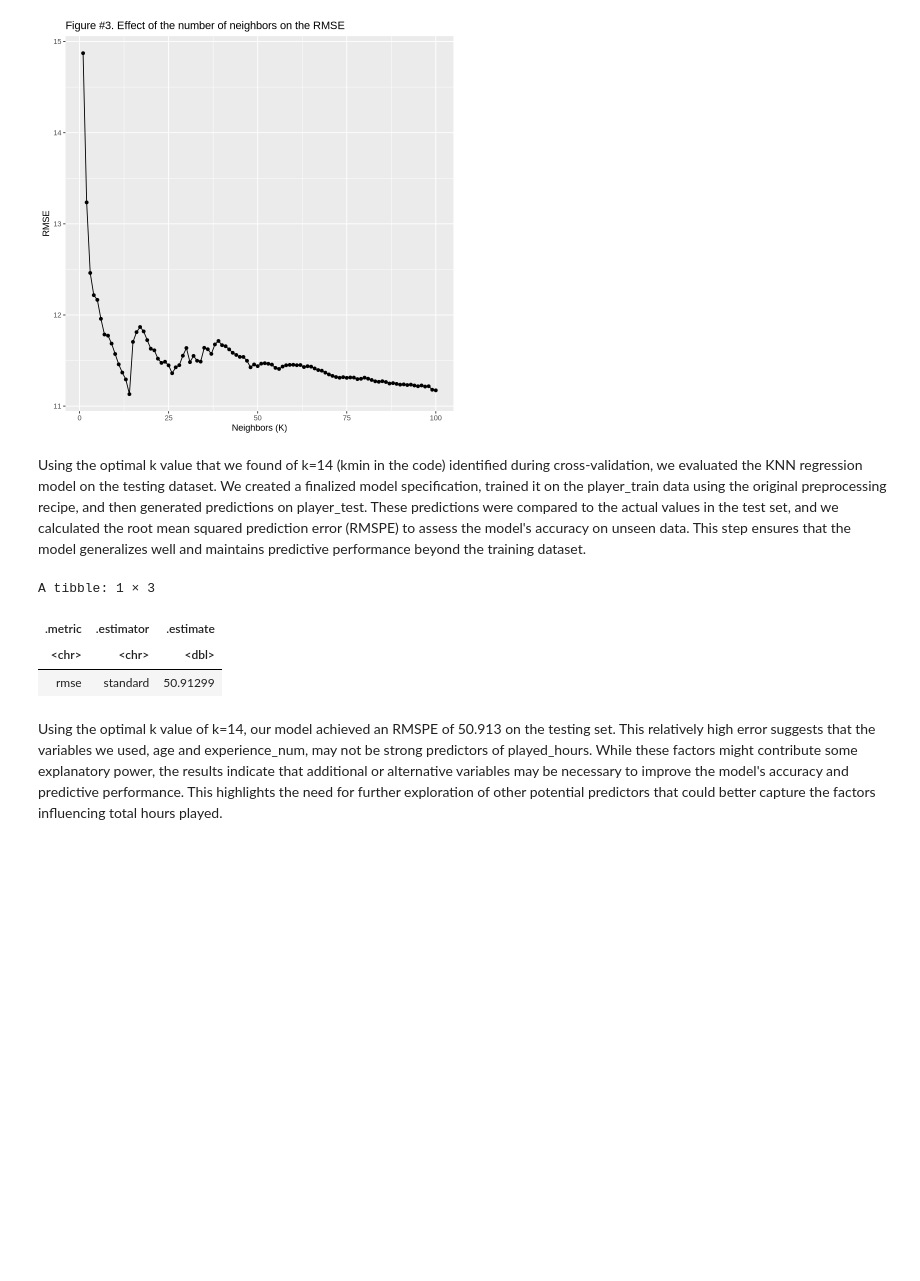
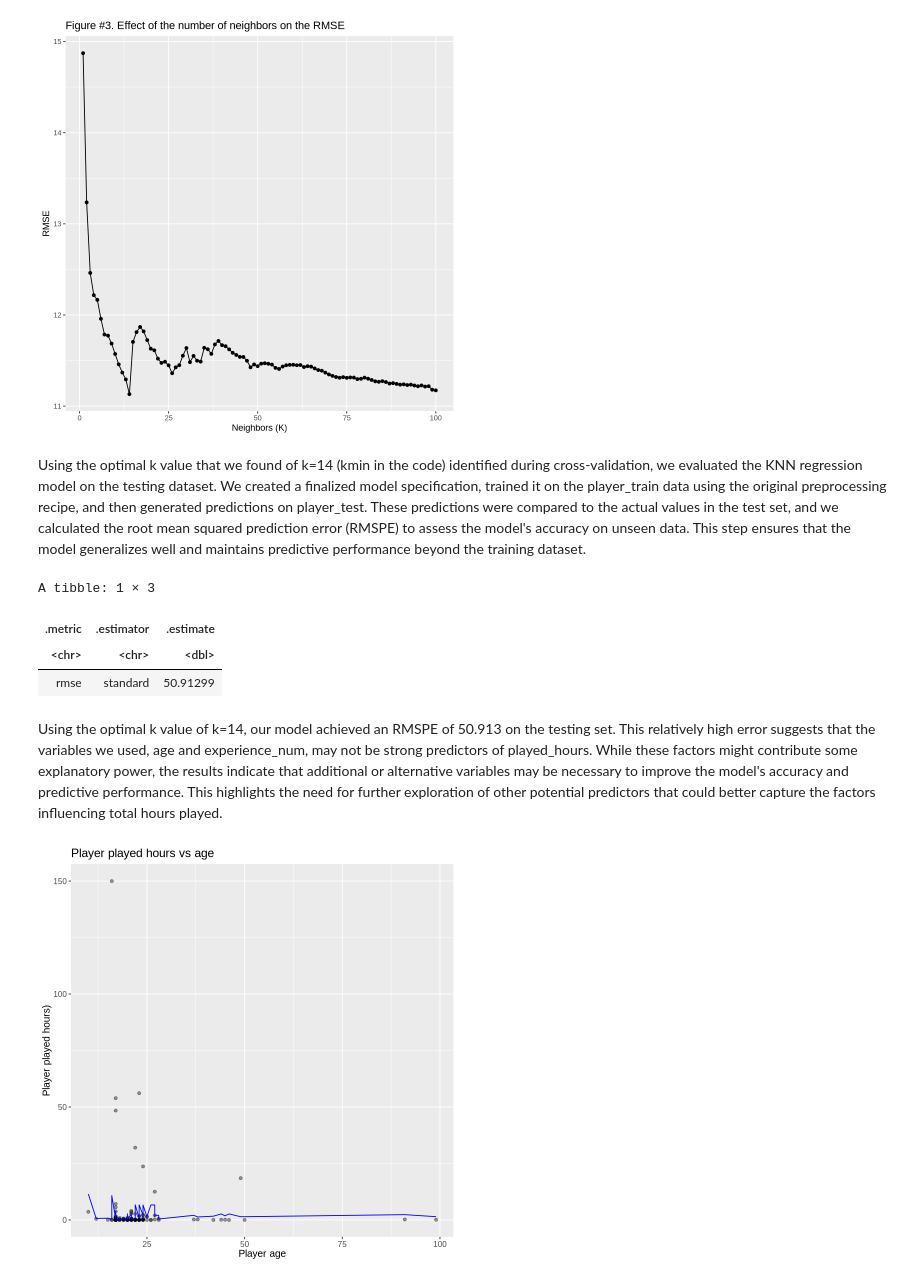
Before and after one commit to Pouya2077/dsci-project, a Jupyter notebook: group-project.ipynb, the cells around one changed output. Saved outputs shown, nothing was run; the diff lists cells and outputs as text; code cells hidden in the pictures; blank space fills up the shorter version.

Commit message:
Added 6 visualizations for our predictors

```diff
--- a/group-project.ipynb
+++ b/group-project.ipynb
@@ -309,12 +291,12 @@ player_best_spec <- nearest_neighbor(weight_func = "rectangular", neighbors = km
   set_engine("kknn") |>
   set_mode("regression")
 
-player_fit <- workflow() |>
+player_best_fit <- workflow() |>
   add_recipe(player_recipe) |>
   add_model(player_best_spec) |>
   fit(data = player_train)
 
-player_summary <- player_fit  |>
+player_summary <- player_best_fit  |>
   predict(player_test) |>
   bind_cols(player_test) |>
   metrics(truth = played_hours, estimate = .pred) |>
@@ -328,3 +310,89 @@ A tibble: 1 × 3
 | rmse | standard | 50.91299 |
 # %% [markdown]
 Using the optimal k value of k=14, our model achieved an RMSPE of 50.913 on the testing set. This relatively high error suggests that the variables we used, age and experience_num, may not be strong predictors of played_hours. While these factors might contribute some explanatory power, the results indicate that additional or alternative variables may be necessary to improve the model's accuracy and predictive performance. This highlights the need for further exploration of other potential predictors that could better capture the factors influencing total hours played.
+# %%
+player_preds <- player_best_fit |>
+                  predict(player_train) |>
+                  bind_cols(player_train)
+
+player_plot <- ggplot(player_preds, aes(x = age, y = played_hours)) +
+  geom_point(alpha = 0.4) +
+  geom_line(data = player_preds,
+            mapping = aes(x = age, y = .pred),
+            color = "blue") +
+  xlab("Player age") +
+  ylab("Player played hours)") +
+  ggtitle("Player played hours vs age") +
+  theme(text = element_text(size = 12))
+
+player_plot #change the name for the plot
+
+player_plot_2 <- ggplot(player_preds, aes(x = experience_num, y = played_hours)) +
+  geom_point(alpha = 0.4) +
+  geom_line(data = player_preds,
+            mapping = aes(x = experience_num, y = .pred),
+            color = "blue") +
+  xlab("Player experience level") +
+  ylab("Player played hours)") +
+  ggtitle("Player played hours vs experience") +
+  theme(text = element_text(size = 12))
+
+player_plot_2 #change the name for the plot + maybe even try to zoom in a little more to see the details of the line better
+
+player_preds_2 <- player_best_fit |>
+                  predict(player_test) |>
+                  bind_cols(player_test)
+
+player_plot_3 <- ggplot(player_preds, aes(x = age, y = played_hours)) +
+  geom_point(alpha = 0.4) +
+  geom_line(data = player_preds,
+            mapping = aes(x = age, y = .pred),
+            color = "blue") +
+  xlab("Player age") +
+  ylab("Player played hours)") +
+  ggtitle("Player played hours vs age") +
+  theme(text = element_text(size = 12))
+
+player_plot_3 #change the name for the plot
+
+player_plot_4 <- ggplot(player_preds, aes(x = experience_num, y = played_hours)) +
+  geom_point(alpha = 0.4) +
+  geom_line(data = player_preds,
+            mapping = aes(x = experience_num, y = .pred),
+            color = "blue") +
+  xlab("Player experience level") +
+  ylab("Player played hours)") +
+  ggtitle("Player played hours vs experience") +
+  theme(text = element_text(size = 12))
+
+player_plot_4 #change the name for the plot
+
+player_preds_3 <- player_best_fit |>
+                  predict(player_data) |>
+                  bind_cols(player_data)
+
+player_plot_5 <- ggplot(player_preds, aes(x = age, y = played_hours)) +
+  geom_point(alpha = 0.4) +
+  geom_line(data = player_preds,
+            mapping = aes(x = age, y = .pred),
+            color = "blue") +
+  xlab("Player age") +
+  ylab("Player played hours)") +
+  ggtitle("Player played hours vs age") +
+  theme(text = element_text(size = 12))
+
+player_plot_5 #change the name for the plot
+
+player_plot_6 <- ggplot(player_preds, aes(x = experience_num, y = played_hours)) +
+  geom_point(alpha = 0.4) +
+  geom_line(data = player_preds,
+            mapping = aes(x = experience_num, y = .pred),
+            color = "blue") +
+  xlab("Player experience level") +
+  ylab("Player played hours)") +
+  ggtitle("Player played hours vs experience") +
+  theme(text = element_text(size = 12))
+
+player_plot_6 #change the name for the plot
+# %% [output]
+[figure, added]
```
Also changed, not shown: parts of 2 cells of this notebook.
